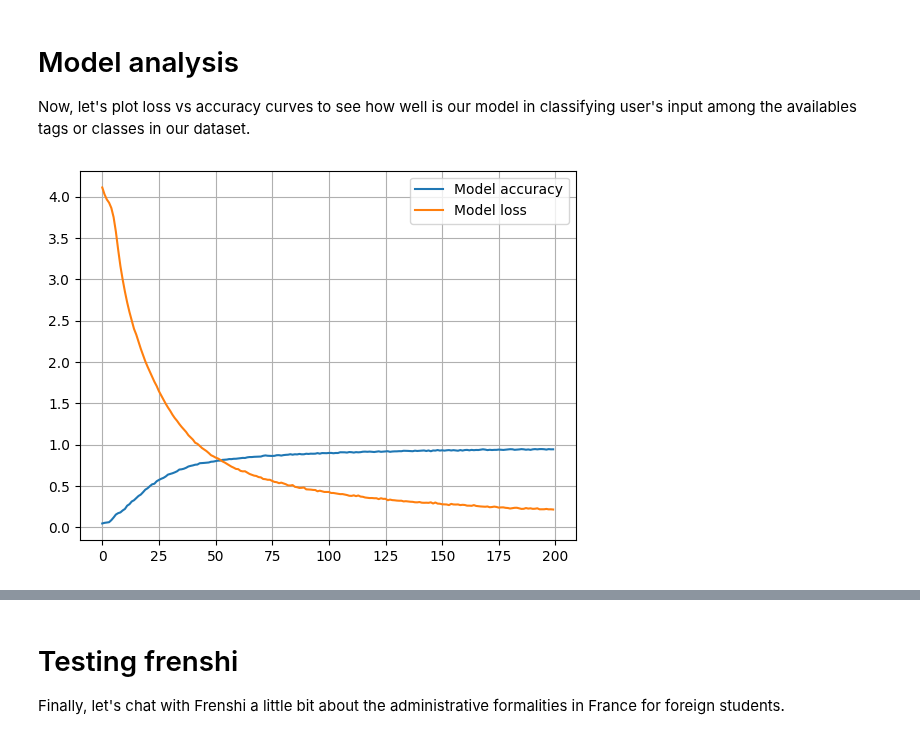
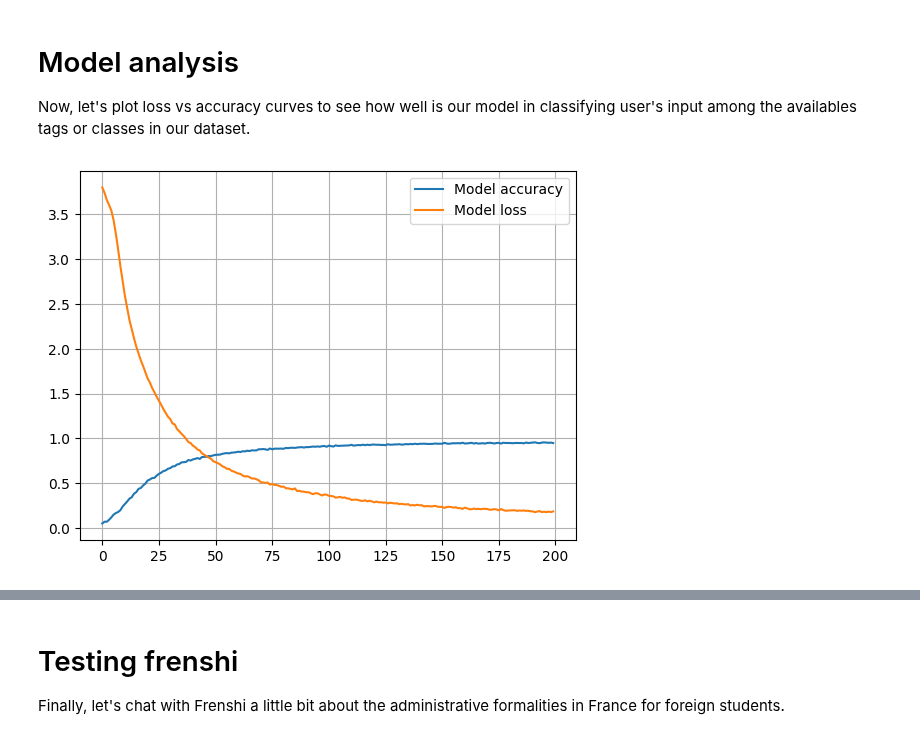
Before and after one commit to NaimaZouidi/Frenshi-chatbot, a Jupyter notebook: Frenshi_chatbot.ipynb, the cells around one changed output, grey strips where cells are left out. Saved outputs shown, nothing was run; the diff lists cells and outputs as text; code cells hidden in the pictures.

Commit message:
Separate FR and EN dataset as well as NLP models

```diff
--- a/Frenshi_chatbot.ipynb
+++ b/Frenshi_chatbot.ipynb
@@ -690,0 +720,3 @@ The output length is:  62
+# %%
+vocabularyFR, output_lenFR = get_training_parameters(tokenizerFR, labelEncFR)
+vocabularyEN, output_lenEN = get_training_parameters(tokenizerEN, labelEncEN)
@@ -714,0 +731,3 @@ _________________________________________________________________
+# %%
+modelFR = createFrenshiModel(input_shapeFR, vocabularyFR, output_lenFR)
+modelFR.summary()
@@ -715,2 +773,3 @@ _________________________________________________________________
 # %%
-model.compile(loss="sparse_categorical_crossentropy", optimizer="adam", metrics="accuracy")
+modelFR.compile(loss="sparse_categorical_crossentropy", optimizer="adam", metrics="accuracy")
+modelEN.compile(loss="sparse_categorical_crossentropy", optimizer="adam", metrics="accuracy")
@@ -736,0 +776,3 @@ Epoch 200/200
+# %%
+historyFR = modelFR.fit(x_trainFR, y_trainFR, steps_per_epoch= 20, epochs = 200)
+historyEN = modelEN.fit(x_trainEN, y_trainEN, steps_per_epoch= 20, epochs = 200)
@@ -738,9 +798,9 @@ Epoch 200/200
 # Model analysis
 Now, let's plot loss vs accuracy curves to see how well is our model in classifying user's input among the availables tags or classes in our dataset.
 # %%
-plt.plot(history.history['accuracy'], label = "Model accuracy")
-plt.plot(history.history['loss'], label = "Model loss")
+plt.plot(historyFR.history['accuracy'], label = "Model accuracy")
+plt.plot(historyFR.history['loss'], label = "Model loss")
 plt.legend()
 plt.grid()
 # %% [output]
-[figure, old version]
+[figure, new version]
```
Also changed, not shown: parts of 42 cells of this notebook.
